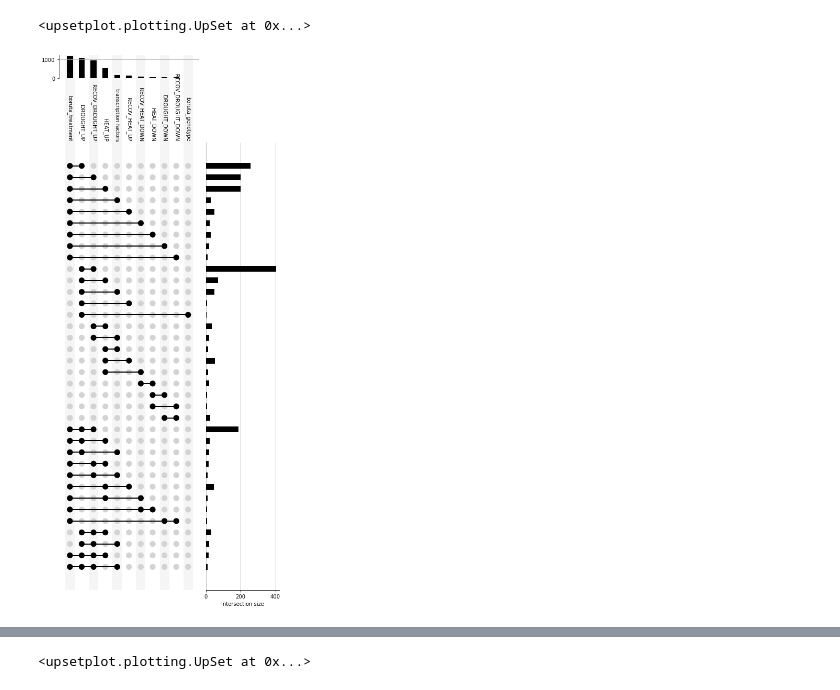
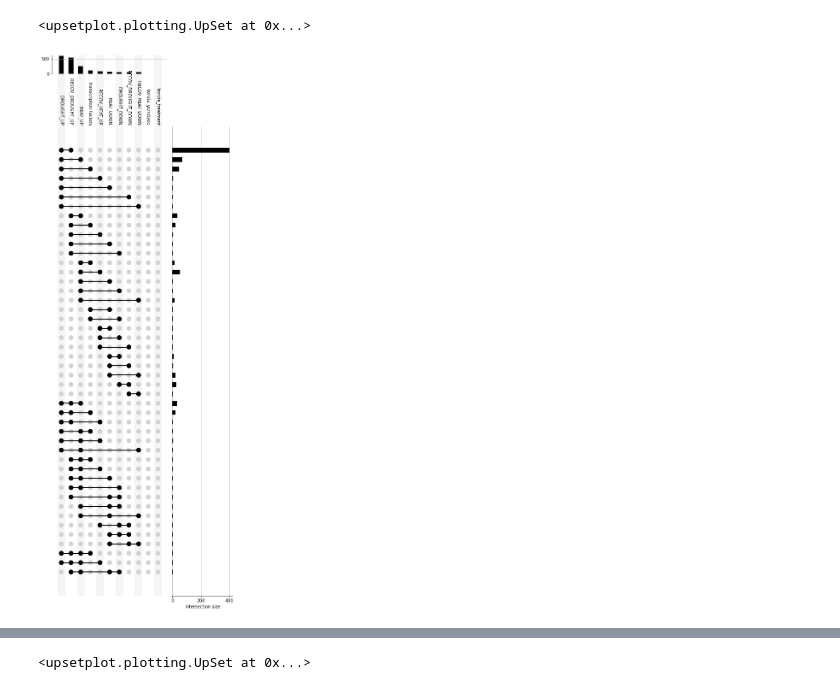
Before and after one commit to SystemsGenetics/GSForge, a Jupyter notebook: docs/source/reference_examples/plot_gallery/UpSetPlots.ipynb, the cells around one changed output, grey strips where cells are left out. Saved outputs shown, nothing was run; the diff lists cells and outputs as text; code cells hidden in the pictures.

```diff
--- a/docs/source/reference_examples/plot_gallery/UpSetPlots.ipynb
+++ b/docs/source/reference_examples/plot_gallery/UpSetPlots.ipynb
@@ -7,10 +9,12 @@ import xarray as xr
 import GSForge as gsf
 import upsetplot
 import matplotlib.pyplot as plt
+import holoviews as hv
 %matplotlib inline
+hv.extension('bokeh')
 
-OSF_PATH = Path(environ.get("GSFORGE_DEMO_DATA", default="~/GSForge_demo_data/osfstorage/oryza_sativa_demo")).expanduser()
-HYDRO_NORMED_GEM_PATH = OSF_PATH.joinpath("AnnotatedGEMs", "oryza_sativa_hydro_normed.nc")
+OSF_PATH = Path(environ.get("GSFORGE_DEMO_DATA", default="~/GSForge_demo_data/osfstorage/oryza_sativa")).expanduser()
+GEM_PATH = OSF_PATH.joinpath("AnnotatedGEMs", "oryza_sativa_raw.nc")
 LIT_DGE_GSC_PATH = OSF_PATH.joinpath("GeneSetCollections", "literature", "DGE")
 LIT_TF_PATH = OSF_PATH.joinpath("GeneSetCollections", "literature", "TF")
 BORUTA_GSC_PATH = OSF_PATH.joinpath("GeneSetCollections", "workflow_boruta")
@@ -17,5 +25,5 @@ BORUTA_GSC_PATH = OSF_PATH.joinpath("GeneSetCollections", "workflow_boruta")
 # %%
-agem = gsf.AnnotatedGEM(HYDRO_NORMED_GEM_PATH)
+agem = gsf.AnnotatedGEM(GEM_PATH)
 agem
 # %% [output]
 <GSForge.AnnotatedGEM>
@@ -52,0 +43,5 @@ GeneSets (11 total): Support Count
+# %%
+combined_gsc = gsf.GeneSetCollection(gem=agem,
+                                     gene_sets={**lit_dge_coll.gene_sets,
+                                                **boruta_gsc.gene_sets,
+                                                'transcription factors': tf_geneset})
@@ -53,9 +52,9 @@ GeneSets (11 total): Support Count
 # %%
-gsf.plots.collections.UpsetPlotInterface(combined_gsc, min_overlap_size=5,
+gsf.plots.collections.UpsetPlotInterface(combined_gsc, min_overlap_size=2,
                                          upset_kwargs=dict(orientation='vertical'))
 # %% [output]
 <upsetplot.plotting.UpSet at 0x...>
-[figure, old version]
+[figure, new version]
 # %%
 data = gsf.plots.collections.UpsetPlotInterface.build_membership_series(combined_gsc.as_dict(), min_size=5)
 # Create the figure at the right size and resolution.
```
Also changed, not shown: parts of 11 cells of this notebook, 41 other files.
